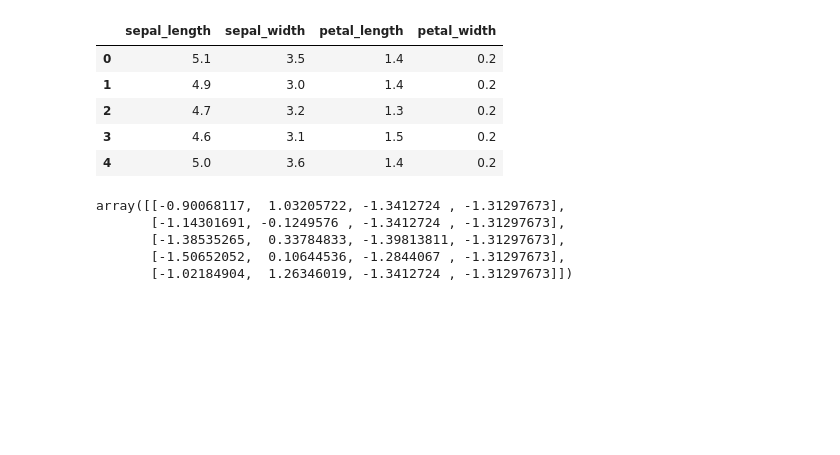
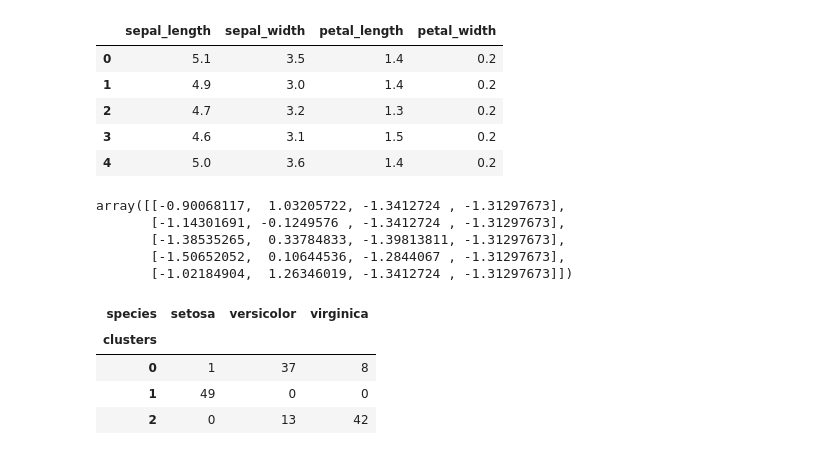
Before and after one commit to Mujeebhussain153/ML-with-Scikit-Learn, a Jupyter notebook: UnSupervised Learning/KMeans Clustering.ipynb, the cells around one changed output. Cells and saved outputs as stored; diff of their text form; code cells hidden in the pictures; blank space fills up the shorter version.

```diff
--- a/UnSupervised Learning/KMeans Clustering.ipynb
+++ b/UnSupervised Learning/KMeans Clustering.ipynb
@@ -44,4 +44,11 @@ cluster_labels = kmeans.labels_
 # %%
 df["clusters"] = cluster_labels
 # Cross tab compares the newly added clusters to the species label here for this data set specifically
 cross_tab = pd.crosstab(df["clusters"], df["species"])
+cross_tab
+# %% [output]
+| species | setosa | versicolor | virginica |
+| clusters |  |  |  |
+| 0 | 1 | 37 | 8 |
+| 1 | 49 | 0 | 0 |
+| 2 | 0 | 13 | 42 |
```
Also changed, not shown: parts of 1 cell of this notebook, 2 other files.
